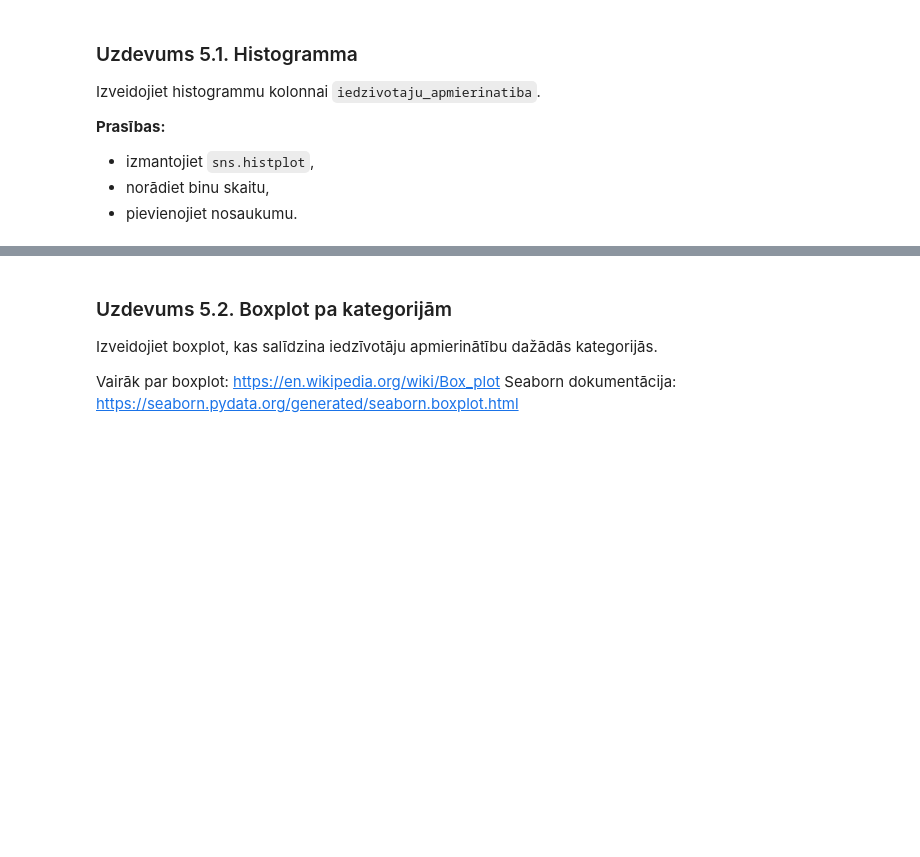
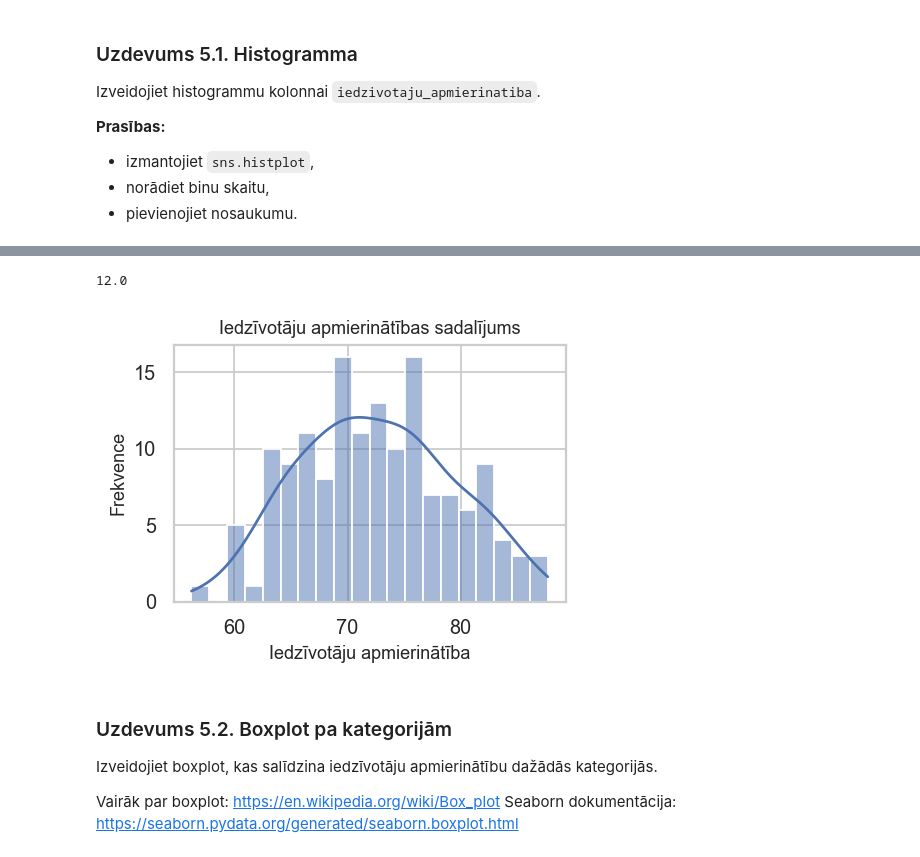
Before and after one commit to ValRCS/RTU_Digitalas_Prasmes_Excel_VBA_Python, a Jupyter notebook: notebooks/python_vizualizacija_student_lv_clear.ipynb, the cells around one changed output, grey strips where cells are left out. Drawn from its saved outputs; the diff is of its cells as text; code cells hidden in the pictures; blank space fills up the shorter version.

```diff
--- a/notebooks/python_vizualizacija_student_lv_clear.ipynb
+++ b/notebooks/python_vizualizacija_student_lv_clear.ipynb
@@ -530,10 +619,26 @@ Izveidojiet histogrammu kolonnai `iedzivotaju_apmierinatiba`.
 # %%
 # Noskaidrojiet pašreizējo `matplotlib` bāzes fonta izmēru ar `plt.rcParams[...]`
+plt.rcParams['font.size']
+# %% [output]
+12.0
 # %%
 # Izveidojiet histogrammu kolonnai `iedzivotaju_apmierinatiba` ar `sns.histplot(...)`
 # Izvēlieties binu skaitu un pievienojiet KDE līniju
 # Pievienojiet virsrakstu, asu nosaukumus, `tight_layout()` un parādiet grafiku
 # Papildu uzdevums: saglabājiet grafiku PNG failā
+fontsize = plt.rcParams['font.size'] - 2
+plt.figure(figsize=(4, 3))
+sns.histplot(df['iedzivotaju_apmierinatiba'], bins=20, kde=True)
+# ievērojam ka lietojam sns.histplot, nevis plt.hist, jo sns.histplot ir uzlabota versija ar vairāk iespējām un labāku izskatu, un tā arī ļauj viegli pievienot KDE līniju ar parametru kde=True.
+# savukārt bāzes uzstādijumi iet caur plt
+plt.title("Iedzīvotāju apmierinātības sadalījums", fontsize=fontsize)
+plt.xlabel("Iedzīvotāju apmierinātība", fontsize=fontsize)
+plt.ylabel("Frekvence", fontsize=fontsize)
+plt.tight_layout()
+plt.savefig("iedzivotaju_apmierinatiba_histogramma.png", dpi=300, bbox_inches='tight')
+plt.show()
+# %% [output]
+[figure, added]
 # %% [markdown]
 ### Uzdevums 5.2. Boxplot pa kategorijām
 
```
Also changed, not shown: parts of 13 cells of this notebook, 5 other files.
